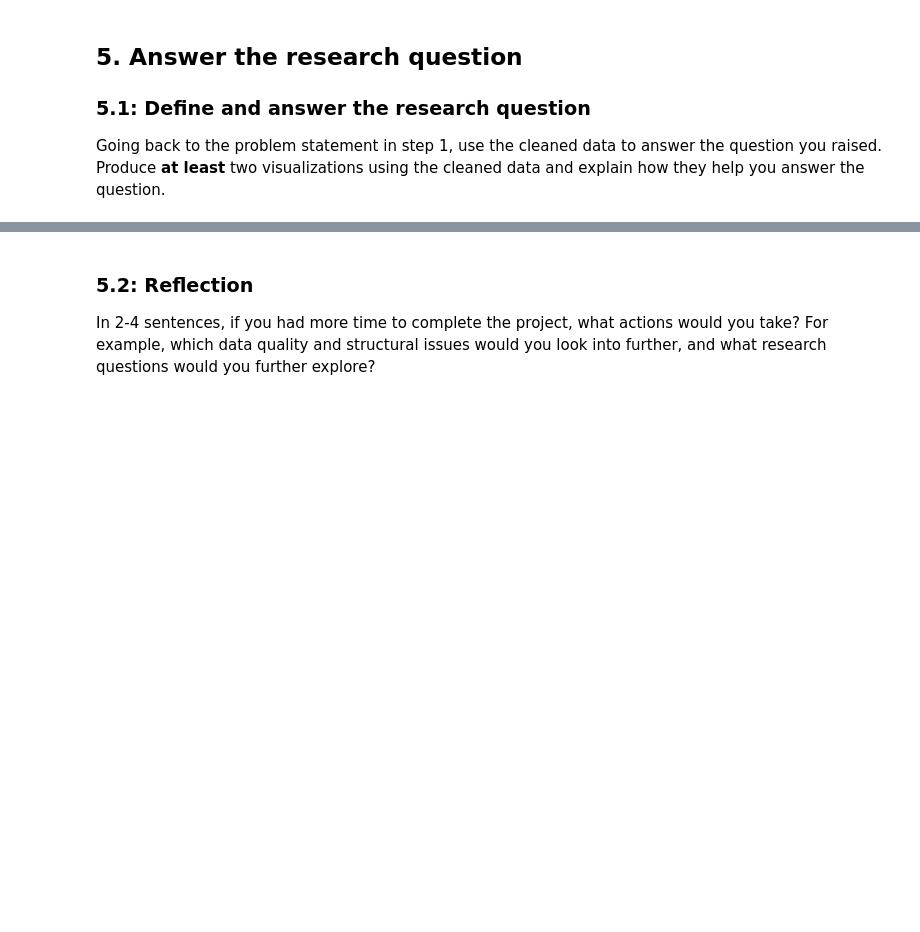
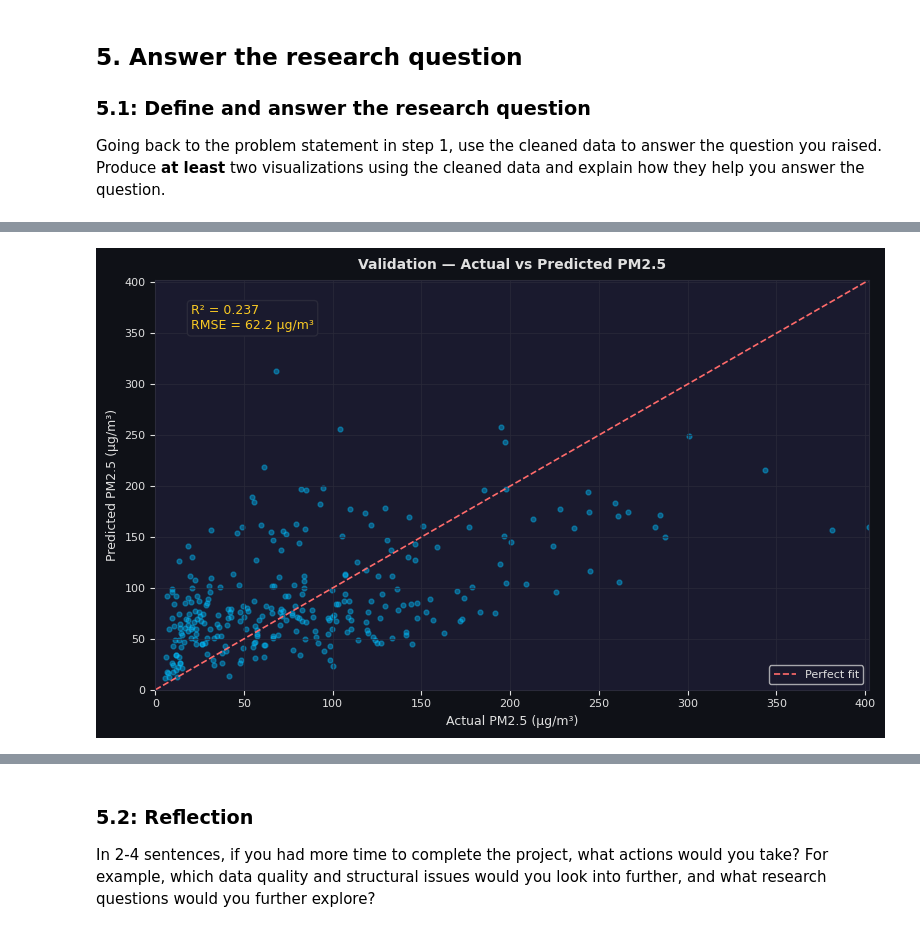
Before and after one commit to eedygreen/AI-Infrastructure, a Jupyter notebook: Projects/data_analysis/Determine_Urban_Air_Quality_with_data/Determine_Urban_Air_Quality_with_Data.ipynb, the cells around one changed output, grey strips where cells are left out. Drawn from its saved outputs; the diff is of its cells as text; code cells hidden in the pictures; blank space fills up the shorter version.

```diff
--- a/Projects/data_analysis/Determine_Urban_Air_Quality_with_data/Determine_Urban_Air_Quality_with_Data.ipynb
+++ b/Projects/data_analysis/Determine_Urban_Air_Quality_with_data/Determine_Urban_Air_Quality_with_Data.ipynb
@@ -222,0 +780,2 @@ Justification: *FILL IN*
+# %%
+df_weather['temperature'] = df_weather['temperature'] - 273.15
@@ -226,6 +973,10 @@ Justification: *FILL IN*
 Depending on the datasets, you can also peform the combination before the cleaning steps.
 # %%
 #FILL IN - Remove unnecessary variables and combine datasets
+df_combined = pd.concat(
+    [df_air_daily.assign(source='beijing'),
+     df_weather.assign(source='city_stations')],
+    ignore_index=True)
 # %% [markdown]
 ## 4. Update your data store
 Update your local database/data store with the cleaned data, following best practices for storing your cleaned data:
@@ -252,0 +1167,18 @@ Going back to the problem statement in step 1, use the cleaned data to answer th
+# %%
+# ── Plot 2: Actual vs Predicted ───────────────────────────────────────────────
+fig, ax = plt.subplots(figsize=(8, 5), facecolor=FIG_BG)
+ax.scatter(y_test, y_pred, alpha=0.4, s=12, color=BLUE)
+lims = [0, max(y_test.values.max(), y_pred.max())]
+ax.plot(lims, lims, color=RED, linewidth=1.2, linestyle='--', label='Perfect fit')
+ax.set_xlim(lims); ax.set_ylim(lims)
+ax.text(0.05, 0.88,
+        f'R² = {r2:.3f}\nRMSE = {rmse:.1f} µg/m³',
+        transform=ax.transAxes, color=YELLOW, fontsize=9,
+        bbox=dict(facecolor=BG, edgecolor=GRID, boxstyle='round'))
+ax.legend(fontsize=8, labelcolor=TEXT, facecolor=BG)
+style(ax, "Validation — Actual vs Predicted PM2.5",
+      "Actual PM2.5 (µg/m³)", "Predicted PM2.5 (µg/m³)")
+plt.tight_layout()
+plt.show()
+# %% [output]
+[figure, added]
```
Also changed, not shown: parts of 165 cells of this notebook.
